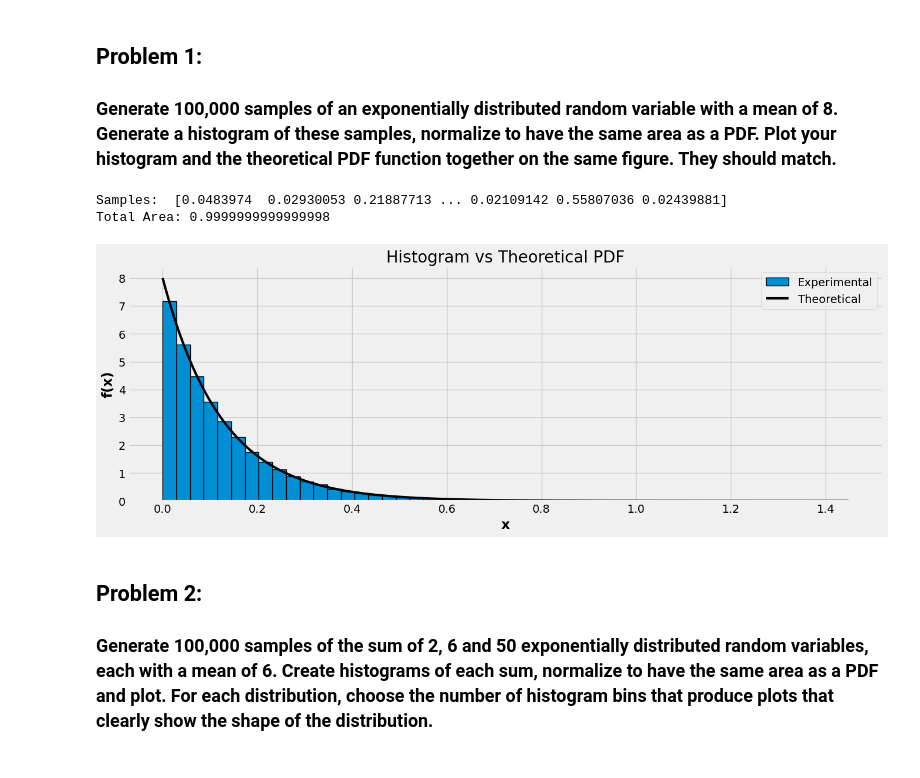
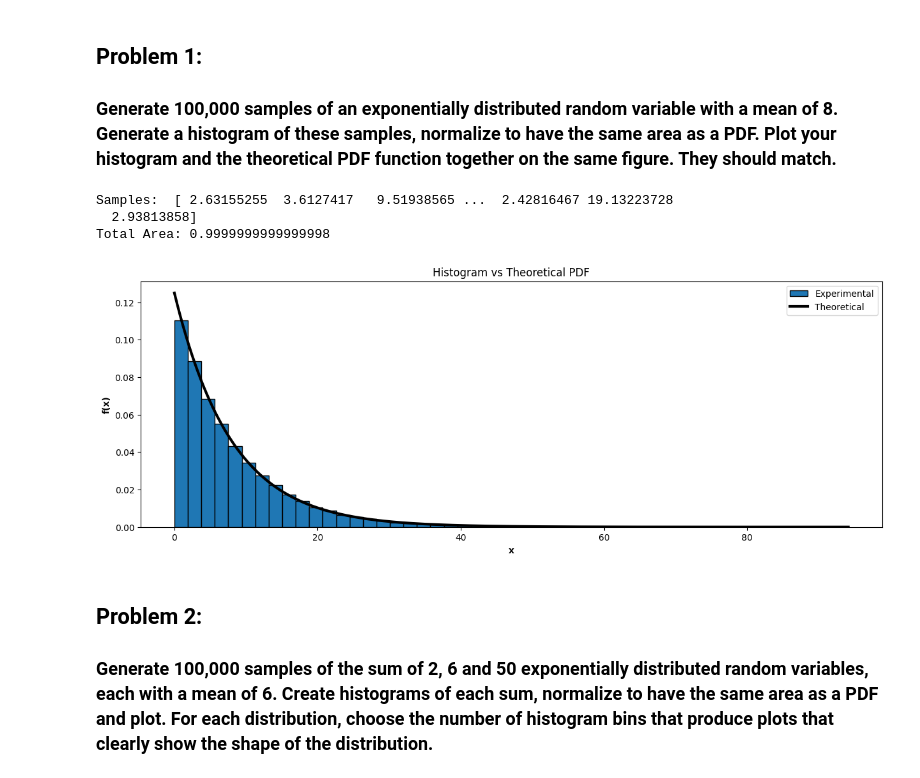
Before and after one commit to vyasdeep668/Project, a Jupyter notebook: Project.ipynb, the cells around one changed output. Cells and saved outputs as stored; diff of their text form; code cells hidden in the pictures.

```diff
--- a/Project.ipynb
+++ b/Project.ipynb
@@ -48,32 +48,33 @@ def exp_f1(x, a):
 # %%
 # Generate 100,000 samples of an exponentially distributed random variable with a mean of 8.
 mean = 8        # Lamda
 samples_count = 100000
 total_bins = 50
 
-samples_arr = np.random.exponential(scale=1/mean, size=samples_count)
+samples_arr = np.random.exponential(scale=mean, size=samples_count)
 print("Samples: ", samples_arr)
 
 fig, axs = plt.subplots(1, 1, figsize=(15, 5))
 
 values, bins, _ = axs.hist(x=samples_arr, bins=total_bins, density=True, edgecolor='black', linewidth=1, label="Experimental")
 # print(sum(values))
 area = sum(np.diff(bins)*values)
 print("Total Area:", area)
 
 x = np.linspace(np.min(samples_arr), np.max(samples_arr), samples_count)
-axs.plot(x, exp_f(x, 8), color='black', linewidth=3, label="Theoretical")
+axs.plot(x, exp_f(x, 1/mean), color='black', linewidth=3, label="Theoretical")
 axs.set_xlabel('x', fontweight ='bold')
 axs.set_ylabel('f(x)', fontweight ='bold')
 axs.legend()
 
 plt.title("Histogram vs Theoretical PDF")
 plt.style.use('fivethirtyeight')
 plt.show()
 # %% [output]
-Samples:  [0.0483974  0.02930053 0.21887713 ... 0.02109142 0.55807036 0.02439881]
+Samples:  [ 2.63155255  3.6127417   9.51938565 ...  2.42816467 19.13223728
+  2.93813858]
 Total Area: 0.9999999999999998
-[figure, old version]
+[figure, new version]
 # %% [markdown]
 ## Problem 2:
 
```
Also changed, not shown: parts of 12 cells of this notebook.
